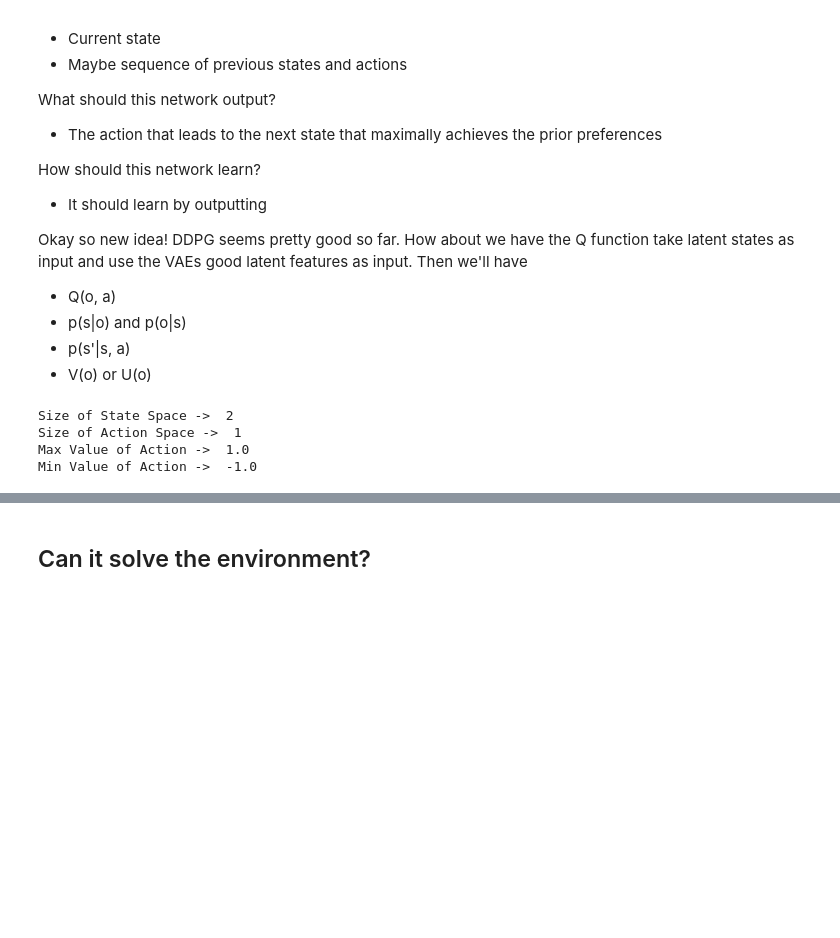
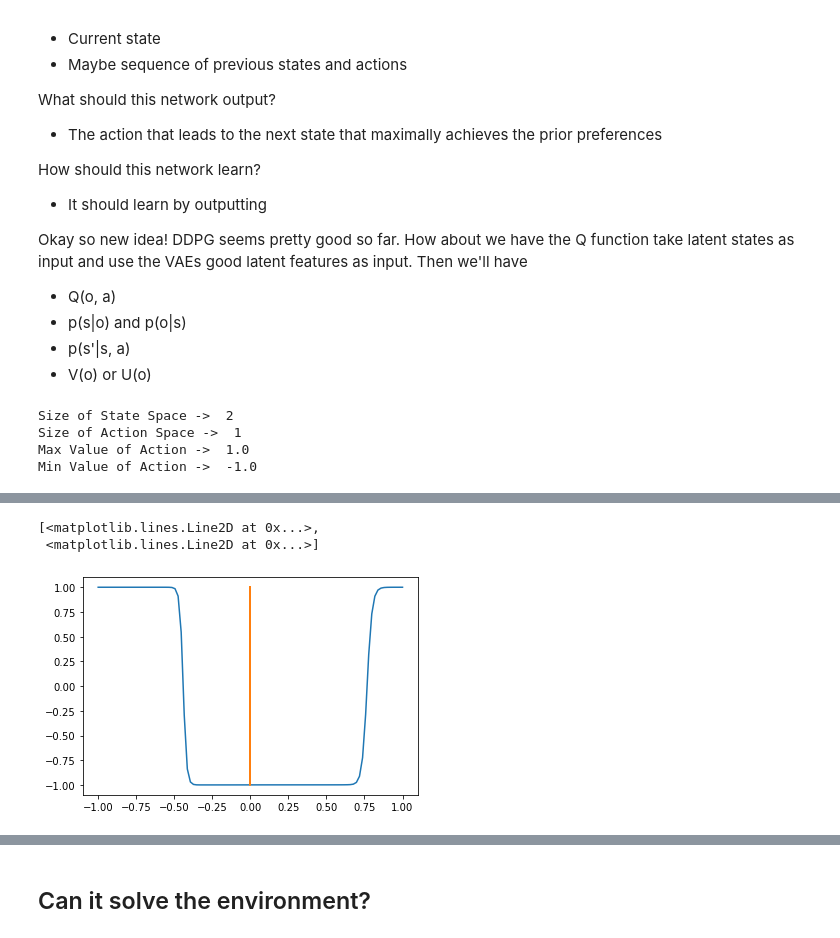
Before and after one commit to ewil32/Hybrid_Policy_Selection_DAIF, a Jupyter notebook: ddpg.ipynb, the cells around one changed output, grey strips where cells are left out. Saved outputs shown, nothing was run; the diff lists cells and outputs as text; code cells hidden in the pictures; blank space fills up the shorter version.

```diff
--- a/ddpg.ipynb
+++ b/ddpg.ipynb
@@ -258,9 +362,9 @@ gamma = 0.99
 # Used to update target networks
 tau = 0.005
 
-buffer = Buffer(50000, 64, 0.99, 2, 1, critic_optimizer, actor_optimizer)
+# buffer = Buffer(50000, 64, 0.99, 2, 1, critic_optimizer, actor_optimizer)
 
-ddpg = BasicDDPG(actor_model, critic_model, target_actor, target_critic, buffer, tau)
+ddpg = BasicDDPG(actor_model, critic_model, target_actor, target_critic, tau, critic_optimizer=critic_optimizer, actor_optimizer=actor_optimizer)
 # %%
 t_max = 1000
 num_episodes = 50
@@ -297,12 +401,20 @@ for i in range(num_episodes):
 
         total_reward += reward
 
-        ddpg.buffer.record((prev_state, action, reward, state))
+        # ddpg.buffer.record((prev_state, action, reward, state))
+        # # episodic_reward += reward
+        #
+        # ddpg.buffer.learn()
+
+        ddpg.record((prev_state, action, reward, state))
         # episodic_reward += reward
+
+        ddpg.train()
+
+        # ddpg.learn()
         #
-        ddpg.buffer.learn()
-        ddpg.update_actor_target()
-        ddpg.update_critic_target()
+        # ddpg.update_actor_target()
+        # ddpg.update_critic_target()
 
         # buffer.record((prev_state, action, reward, state))
         # # episodic_reward += reward
@@ -350,0 +477,12 @@ array([[5811.5957 ],
+# %%
+obs_pos = np.vstack([np.linspace(-1, 1, 100), np.zeros(100)]).T
+actions_pred = ddpg.actor_model(obs_pos)
+
+actions_pred
+
+
+plt.plot(obs_pos, actions_pred)
+# %% [output]
+[<matplotlib.lines.Line2D at 0x...>,
+ <matplotlib.lines.Line2D at 0x...>]
+[figure, added]
```
Also changed, not shown: parts of 11 cells of this notebook, 6 other files.
